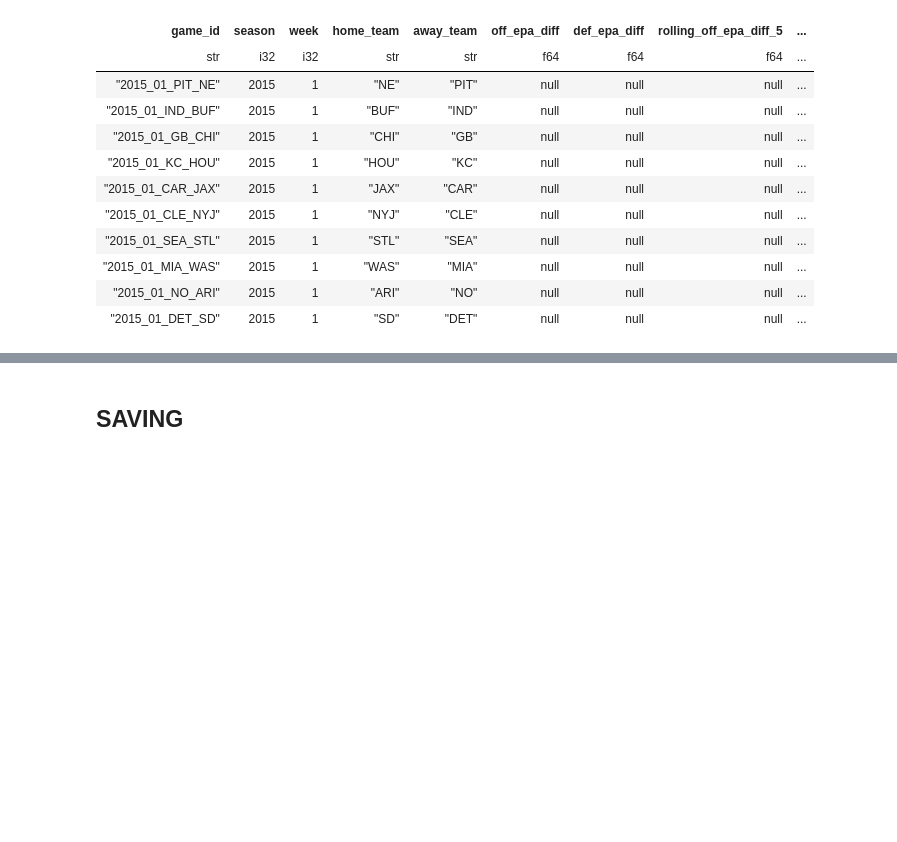
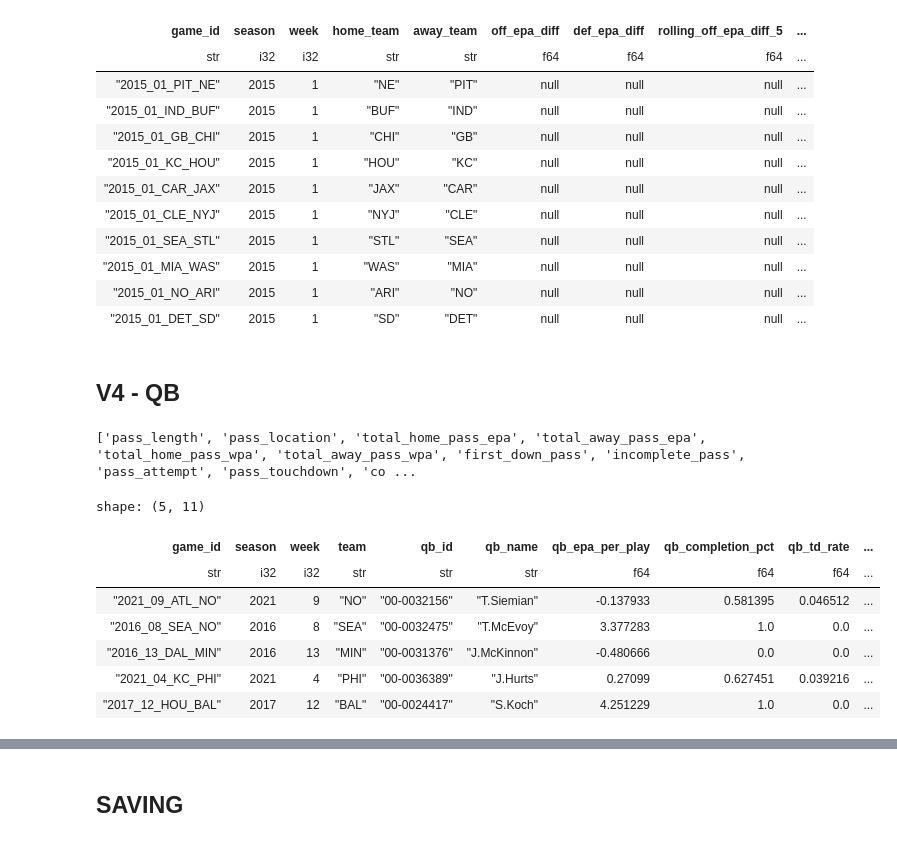
Before and after one commit to Joaquin2108/NFL-GamePredictor, a Jupyter notebook: Notebooks/feature-engineering.ipynb, the cells around one changed output, grey strips where cells are left out. Drawn from its saved outputs; the diff is of its cells as text; code cells hidden in the pictures; blank space fills up the shorter version.

```diff
--- a/Notebooks/feature-engineering.ipynb
+++ b/Notebooks/feature-engineering.ipynb
@@ -845,3 +845,5 @@ shape: (10, 11)
 | "2015_01_MIA_WAS" | 2015 | 1 | "WAS" | "MIA" | null | null | null | ... |
 | "2015_01_NO_ARI" | 2015 | 1 | "ARI" | "NO" | null | null | null | ... |
 | "2015_01_DET_SD" | 2015 | 1 | "SD" | "DET" | null | null | null | ... |
+# %% [markdown]
+## V4 - QB
@@ -847,0 +855,59 @@ shape: (10, 11)
+# %%
+print([
+    col for col in pbp_regular.columns
+    if "pass" in col.lower() or "passer" in col.lower()
+])
+# %% [output]
+['pass_length', 'pass_location', 'total_home_pass_epa', 'total_away_pass_epa', 'total_home_pass_wpa', 'total_away_pass_wpa', 'first_down_pass', 'incomplete_pass', 'pass_attempt', 'pass_touchdown', 'co ...
+# %%
+qb_game_stats = (
+    pbp_regular
+    .filter(
+        (pl.col("pass_attempt") == 1) &
+        pl.col("passer_player_id").is_not_null()
+    )
+    .group_by([
+        "game_id",
+        "season",
+        "week",
+        "posteam",
+        "passer_player_id",
+        "passer_player_name",
+    ])
+    .agg([
+        pl.col("epa")
+        .mean()
+        .alias("qb_epa_per_play"),
+
+        pl.col("complete_pass")
+        .mean()
+        .alias("qb_completion_pct"),
+
+        pl.col("pass_touchdown")
+        .mean()
+        .alias("qb_td_rate"),
+
+        pl.col("interception")
+        .mean()
+        .alias("qb_int_rate"),
+
+        pl.len()
+        .alias("qb_pass_attempts"),
+    ])
+    .rename({
+        "posteam": "team",
+        "passer_player_id": "qb_id",
+        "passer_player_name": "qb_name",
+    })
+)
+# %%
+qb_game_stats.head()
+# %% [output]
+shape: (5, 11)
+| game_id | season | week | team | qb_id | qb_name | qb_epa_per_play | qb_completion_pct | qb_td_rate | ... |
+| str | i32 | i32 | str | str | str | f64 | f64 | f64 | ... |
+| "2021_09_ATL_NO" | 2021 | 9 | "NO" | "00-0032156" | "T.Siemian" | -0.137933 | 0.581395 | 0.046512 | ... |
+| "2016_08_SEA_NO" | 2016 | 8 | "SEA" | "00-0032475" | "T.McEvoy" | 3.377283 | 1.0 | 0.0 | ... |
+| "2016_13_DAL_MIN" | 2016 | 13 | "MIN" | "00-0031376" | "J.McKinnon" | -0.480666 | 0.0 | 0.0 | ... |
+| "2021_04_KC_PHI" | 2021 | 4 | "PHI" | "00-0036389" | "J.Hurts" | 0.27099 | 0.627451 | 0.039216 | ... |
+| "2017_12_HOU_BAL" | 2017 | 12 | "BAL" | "00-0024417" | "S.Koch" | 4.251229 | 1.0 | 0.0 | ... |
```
Also changed, not shown: parts of 6 cells of this notebook, 1 other file.
